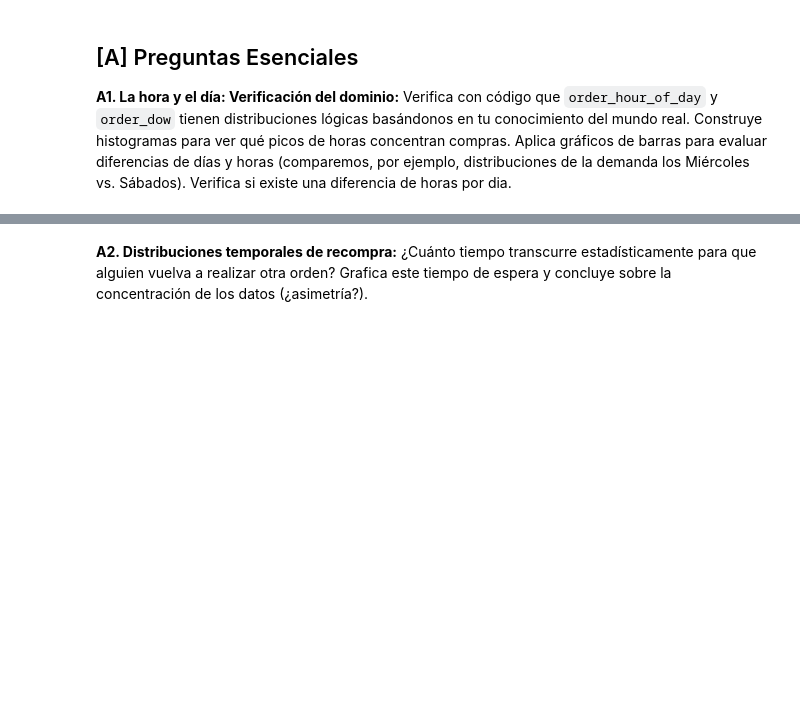
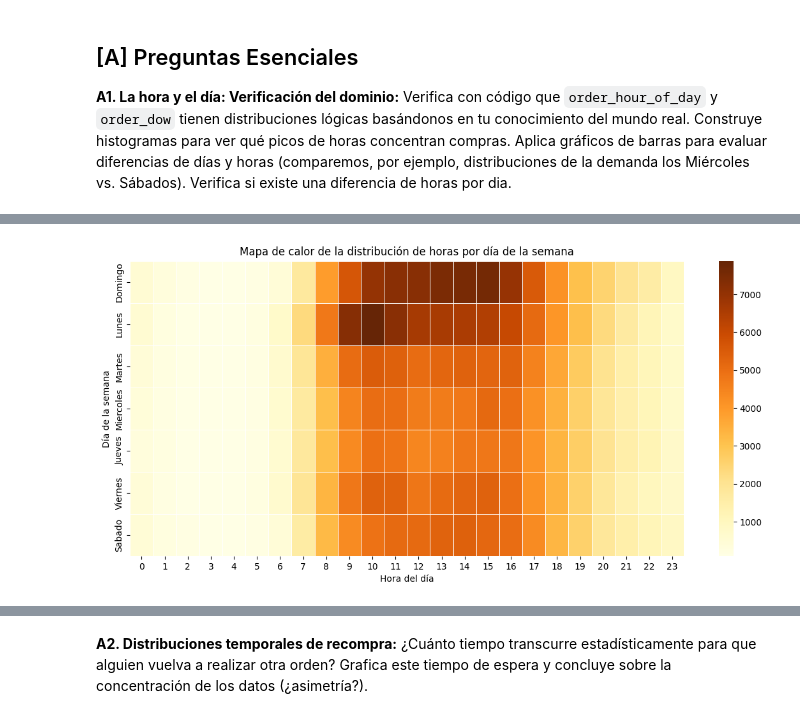
Before and after one commit to NicoCarrion02/ds-week-2, a Jupyter notebook: taller_3_nicolas_carrion.ipynb, the cells around one changed output, grey strips where cells are left out. Cells and saved outputs as stored; diff of their text form; code cells hidden in the pictures; blank space fills up the shorter version.

```diff
--- a/taller_3_nicolas_carrion.ipynb
+++ b/taller_3_nicolas_carrion.ipynb
@@ -953,0 +1054,17 @@ Verifica con código que `order_hour_of_day` y `order_dow` tienen distribuciones
+# %%
+import seaborn as sns
+import matplotlib.pyplot as plt
+
+plt.figure(figsize=(14, 6))
+sns.heatmap(
+    orders_hour_in_dow.T,
+    cmap="YlOrBr",
+    linewidths=0.5
+)
+
+plt.title('Mapa de calor de la distribución de horas por día de la semana')
+plt.xlabel('Hora del día')
+plt.ylabel('Día de la semana')
+plt.show()
+# %% [output]
+[figure, added]
```
Also changed, not shown: parts of 31 cells of this notebook.
